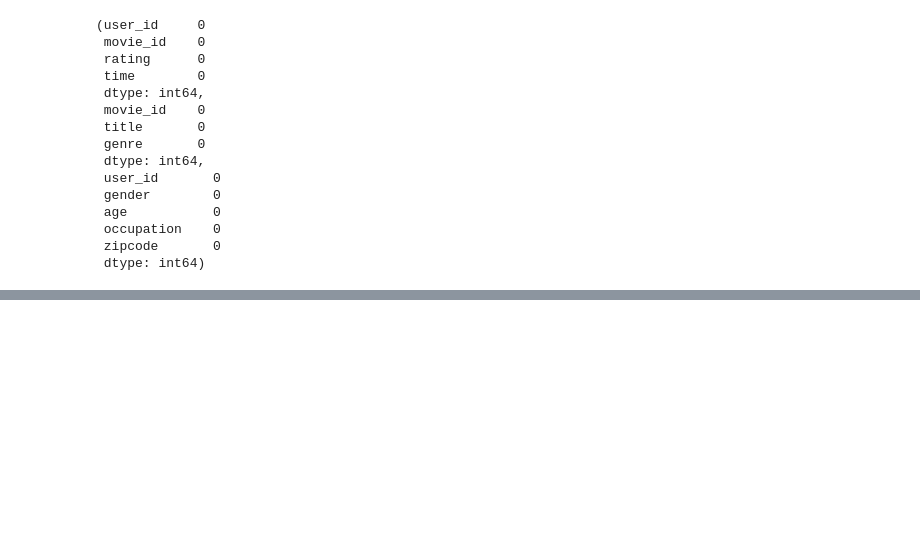
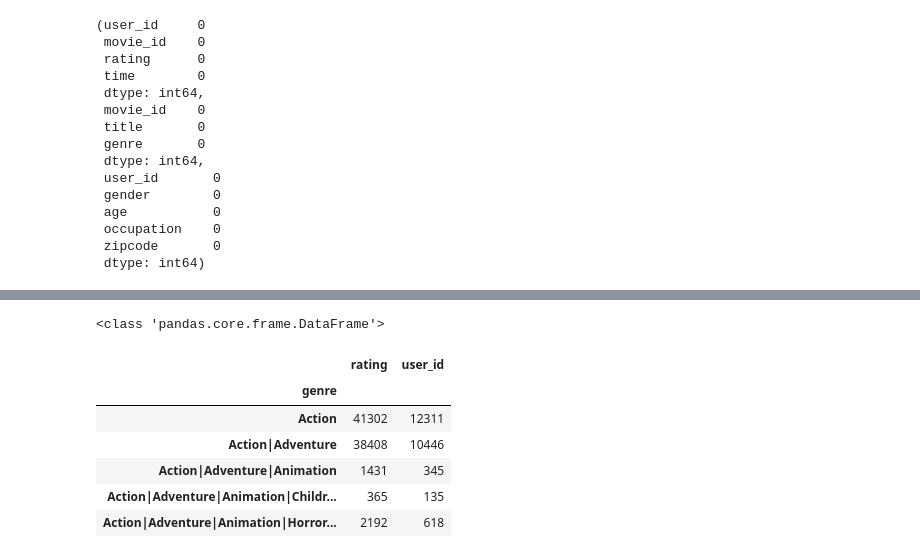
Before and after one commit to soxxun/python, a Jupyter notebook: 20220406/20220406.ipynb, the cells around one changed output, grey strips where cells are left out. Cells and saved outputs as stored; diff of their text form; code cells hidden in the pictures; blank space fills up the shorter version.

```diff
--- a/20220406/20220406.ipynb
+++ b/20220406/20220406.ipynb
@@ -82,0 +124,16 @@ len(m_df['movie_id'].unique())
+# %%
+mr_merged_df =  rm_merge_df.groupby('genre').agg({
+    'rating':'sum',
+    'user_id':'count'
+})
+print(type(mr_merged_df))
+mr_merged_df.head()
+# %% [output]
+<class 'pandas.core.frame.DataFrame'>
+|  | rating | user_id |
+| genre |  |  |
+| Action | 41302 | 12311 |
+| Action|Adventure | 38408 | 10446 |
+| Action|Adventure|Animation | 1431 | 345 |
+| Action|Adventure|Animation|Childr... | 365 | 135 |
+| Action|Adventure|Animation|Horror... | 2192 | 618 |
```
Also changed, not shown: parts of 10 cells of this notebook.
